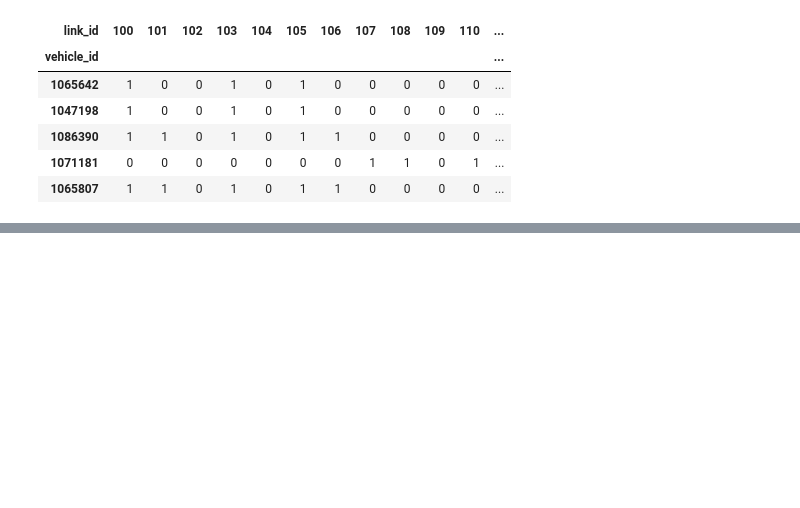
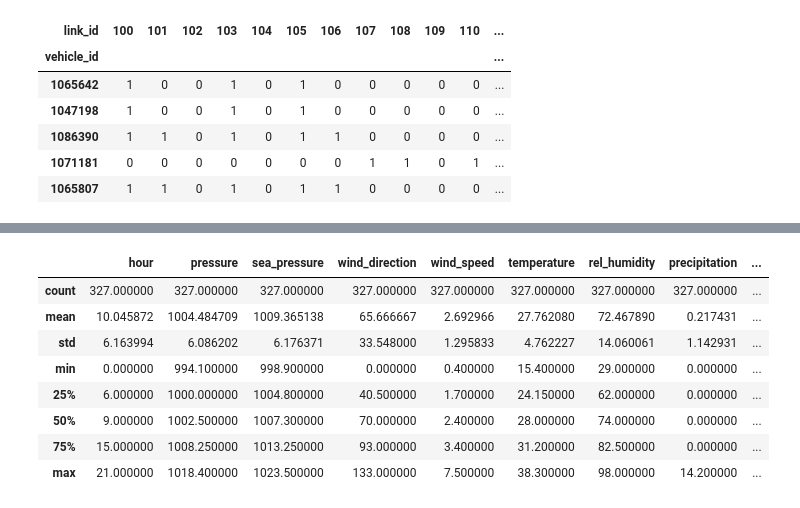
Before and after one commit to muciyuallen/TrafficFlowOptimization, a Jupyter notebook: Exploratory_Data_Analysis.ipynb, the cells around one changed output, grey strips where cells are left out. Saved outputs shown, nothing was run; the diff lists cells and outputs as text; code cells hidden in the pictures; blank space fills up the shorter version.

```diff
--- a/Exploratory_Data_Analysis.ipynb
+++ b/Exploratory_Data_Analysis.ipynb
@@ -511,0 +567,12 @@ key_list
+# %%
+weather[weather.label == 1].describe()
+# %% [output]
+|  | hour | pressure | sea_pressure | wind_direction | wind_speed | temperature | rel_humidity | precipitation | ... |
+| count | 327.000000 | 327.000000 | 327.000000 | 327.000000 | 327.000000 | 327.000000 | 327.000000 | 327.000000 | ... |
+| mean | 10.045872 | 1004.484709 | 1009.365138 | 65.666667 | 2.692966 | 27.762080 | 72.467890 | 0.217431 | ... |
+| std | 6.163994 | 6.086202 | 6.176371 | 33.548000 | 1.295833 | 4.762227 | 14.060061 | 1.142931 | ... |
+| min | 0.000000 | 994.100000 | 998.900000 | 0.000000 | 0.400000 | 15.400000 | 29.000000 | 0.000000 | ... |
+| 25% | 6.000000 | 1000.000000 | 1004.800000 | 40.500000 | 1.700000 | 24.150000 | 62.000000 | 0.000000 | ... |
+| 50% | 9.000000 | 1002.500000 | 1007.300000 | 70.000000 | 2.400000 | 28.000000 | 74.000000 | 0.000000 | ... |
+| 75% | 15.000000 | 1008.250000 | 1013.250000 | 93.000000 | 3.400000 | 31.200000 | 82.500000 | 0.000000 | ... |
+| max | 21.000000 | 1018.400000 | 1023.500000 | 133.000000 | 7.500000 | 38.300000 | 98.000000 | 14.200000 | ... |
```
Also changed, not shown: parts of 18 cells of this notebook.
